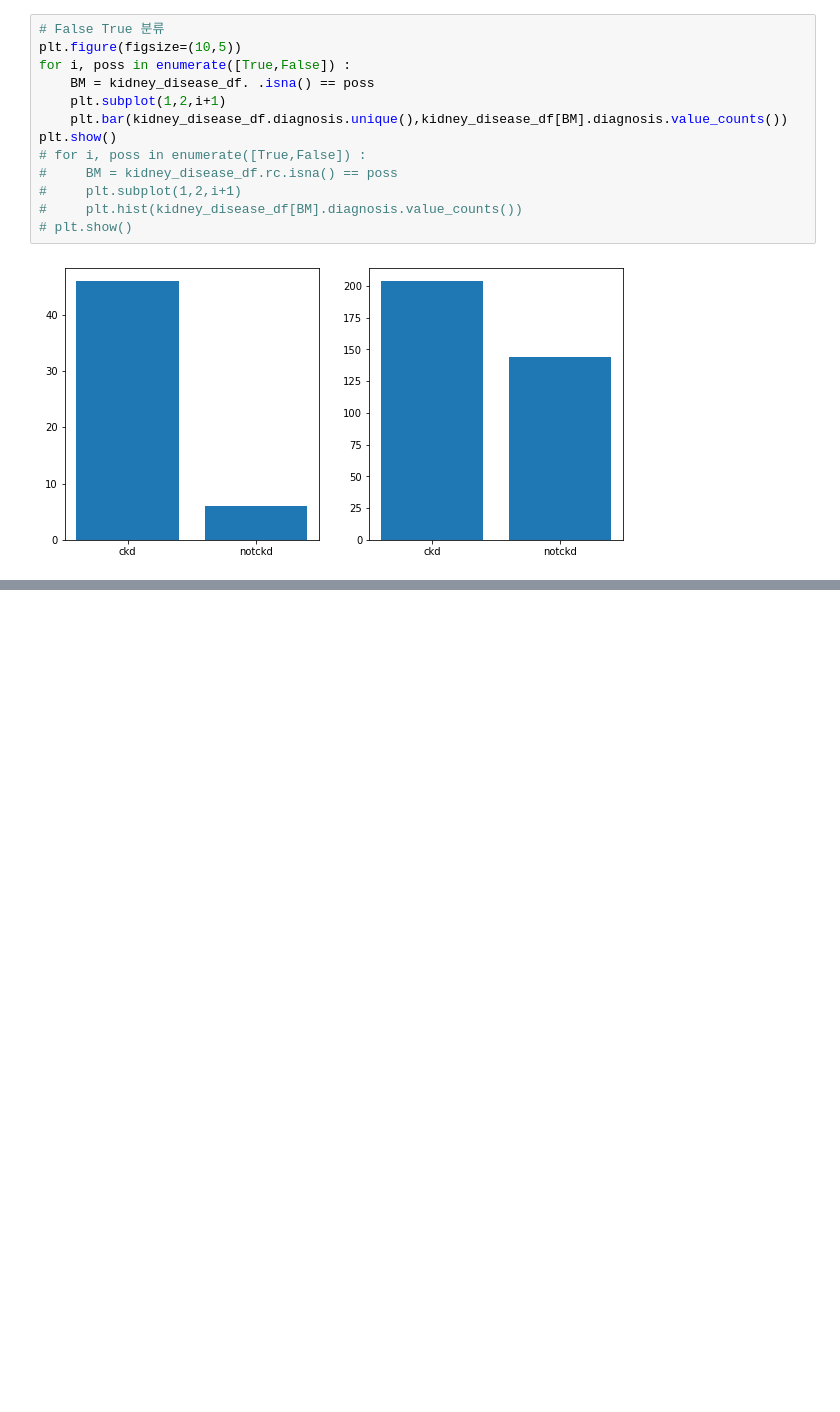
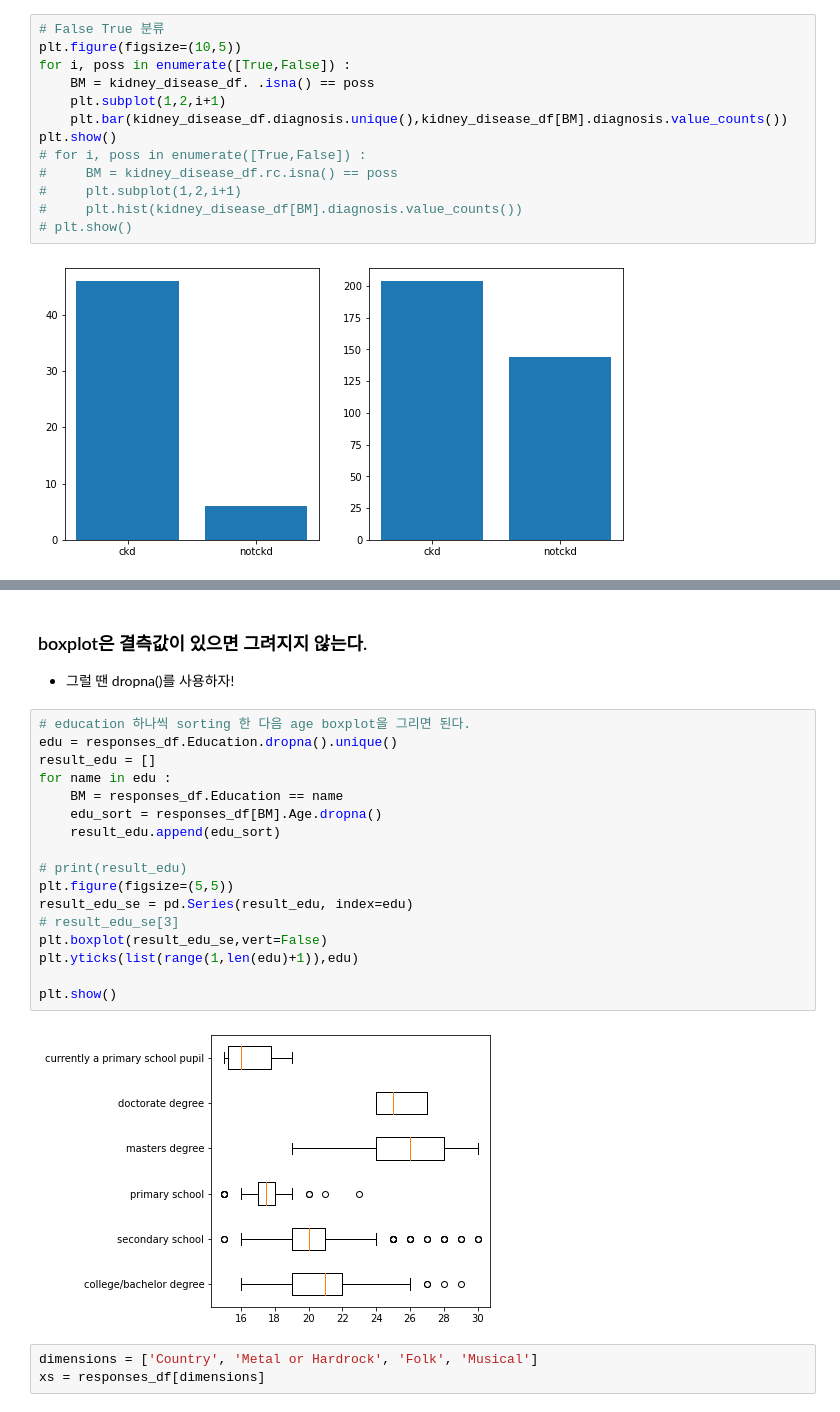
Before and after one commit to yangoos57/dataStudy, a Jupyter notebook: ML/Hands_On_Data_preprocessing_in_python/Part3/ch11.ipynb, the cells around one changed output, grey strips where cells are left out. Drawn from its saved outputs; the diff is of its cells as text; blank space fills up the shorter version.

```diff
--- a/ML/Hands_On_Data_preprocessing_in_python/Part3/ch11.ipynb
+++ b/ML/Hands_On_Data_preprocessing_in_python/Part3/ch11.ipynb
@@ -244,0 +245,26 @@ Name: rc, dtype: int64
+# %% [markdown]
+### boxplot은 결측값이 있으면 그려지지 않는다.
+
+* 그럴 땐 dropna()를 사용하자!
+# %%
+# education 하나씩 sorting 한 다음 age boxplot을 그리면 된다.
+edu = responses_df.Education.dropna().unique()
+result_edu = []
+for name in edu :
+    BM = responses_df.Education == name
+    edu_sort = responses_df[BM].Age.dropna()
+    result_edu.append(edu_sort)
+
+# print(result_edu)
+plt.figure(figsize=(5,5))
+result_edu_se = pd.Series(result_edu, index=edu)
+# result_edu_se[3]
+plt.boxplot(result_edu_se,vert=False)
+plt.yticks(list(range(1,len(edu)+1)),edu)
+
+plt.show()
+# %% [output]
+[figure, added]
+# %%
+dimensions = ['Country', 'Metal or Hardrock', 'Folk', 'Musical']
+xs = responses_df[dimensions]
```
Also changed, not shown: parts of 9 cells of this notebook.
